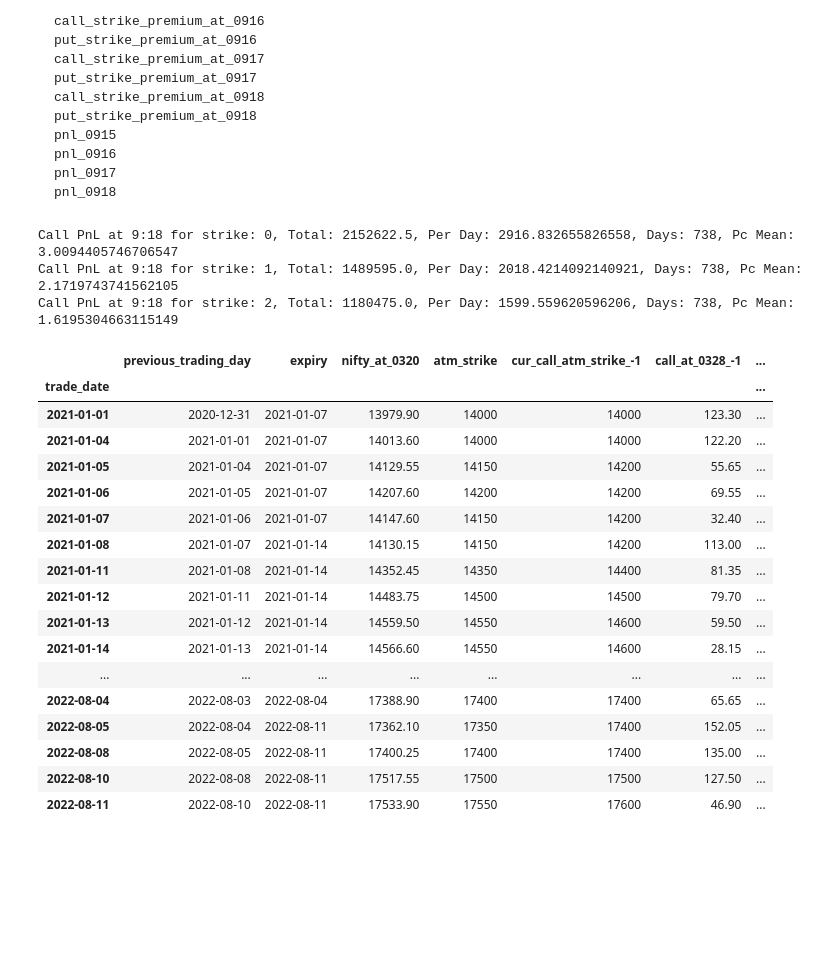
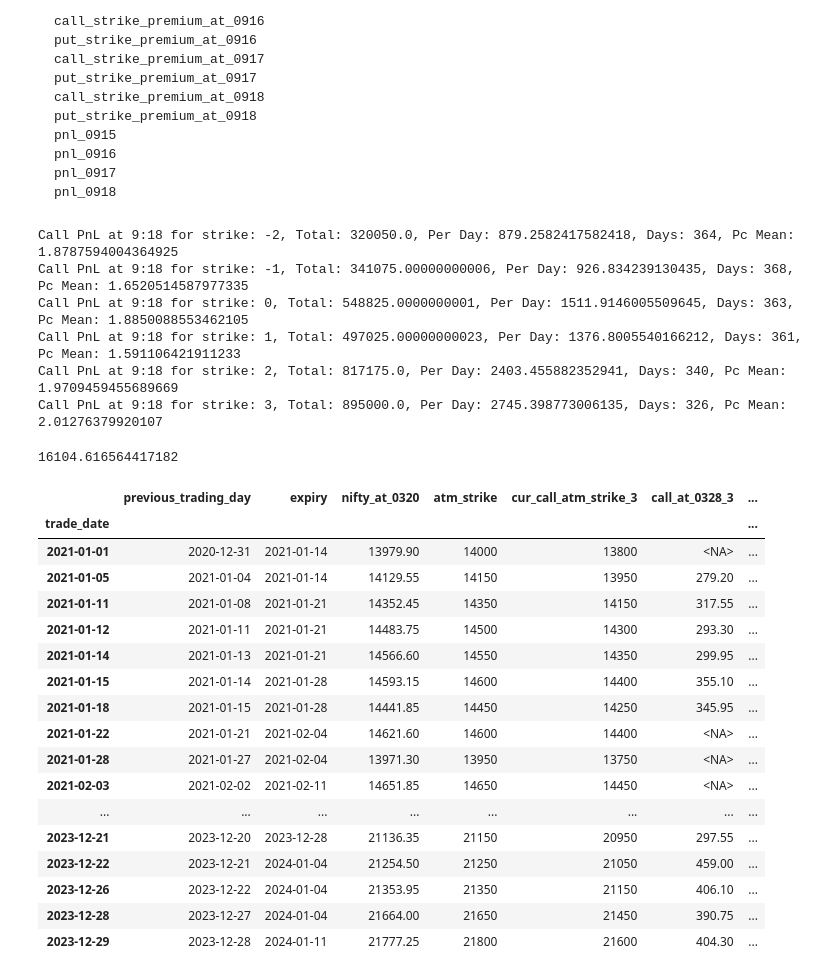
Before and after one commit to nitmnit/nifty-analysis, a Jupyter notebook: gapup.ipynb, the cells around one changed output. Drawn from its saved outputs; the diff is of its cells as text; code cells hidden in the pictures; blank space fills up the shorter version.

```diff
--- a/gapup.ipynb
+++ b/gapup.ipynb
@@ -41,9 +41,9 @@ SYMBOL = "NIFTY 50"
 IC_SYMBOL = "NIFTY"
 INTERVAL = ut.INTERVAL_MIN1
 EXCHANGE = ut.EXCHANGE_NSE
-DAILY_INVESTMENT = 1 * (10 ** 5) # 1 lakh
+# DAILY_INVESTMENT = 1 * (10 ** 5) # 1 lakh
 LOT_SIZE = 50
-LOT_QTY = 5
+LOT_QTY = 10
 
 pd.set_option("display.max_colwidth", None)
 pd.set_option("display.max_rows", 200)
@@ -68,7 +68,7 @@ all_dates_shuffled = all_dates.sample(frac=1, random_state=42)
 train_size = int(0.5 * len(all_dates_shuffled))
 train_dates = all_dates_shuffled.iloc[:train_size]
 test_dates = all_dates_shuffled.iloc[train_size:]
-train_dates = all_dates
+# train_dates = all_dates
 train_dates = train_dates.sort_values(by="trade_date")
 train_dates.set_index("trade_date", inplace=True)
 test_dates = test_dates.sort_values(by="trade_date")
@@ -94,7 +94,7 @@ def get_last_trading_day(date):
 
 train_dates["previous_trading_day"] = None
 train_dates["previous_trading_day"] = train_dates.apply(lambda row: get_last_trading_day(row.name), axis=1)
-train_dates["expiry"] = train_dates.apply(lambda row: ut.find_nclosest_expiry(SYMBOL, row.name, 1), axis=1)
+train_dates["expiry"] = train_dates.apply(lambda row: ut.find_nclosest_expiry(SYMBOL, row.name, 2), axis=1)
 
 def get_nifty_price(d, t):
     data = ut.get_data(symbol=SYMBOL, date=d, interval=INTERVAL, exchange=EXCHANGE)
@@ -112,6 +112,9 @@ train_dates = train_dates.copy()
 
 # train_dates["trade_day_before_expiry"] = train_dates.expiry - pd.Timedelta(days=day_before_expiry)
 train_dates.loc[:, "nifty_at_0320"] = train_dates.apply(lambda r: get_nifty_price(r.previous_trading_day.date(), dt.time(hour=15, minute=20)), axis=1)
+train_dates.loc[:, "td_nifty_at_0918"] = train_dates.apply(lambda r: get_nifty_price(r.name.date(), sell_time), axis=1)
+train_dates.loc[:, "td_nifty_at_0328"] = train_dates.apply(lambda r: get_nifty_price(r.name.date(), buy_time), axis=1)
+train_dates.loc[:, "td_nifty_diff"] = train_dates.td_nifty_at_0918 - train_dates.td_nifty_at_0328
 train_dates.loc[:, "nifty_at_buy"] = train_dates.apply(lambda r: get_nifty_price(r.previous_trading_day.date(), buy_time), axis=1)
 train_dates.loc[:, "nifty_at_sell"] = train_dates.apply(lambda r: get_nifty_price(r.name.date(), sell_time), axis=1)
 train_dates.loc[:, "nifty_diff"] = train_dates.nifty_at_sell - train_dates.nifty_at_buy
@@ -134,7 +137,7 @@ def get_premium_df(trade, strike_price, td, option_type, tm):
     return x.iloc[0].close
 
 def get_next_1000(strike, i):
-    divider = 100
+    divider = 50
     reminder = strike % divider
     if reminder != 0:
         return divider * (strike // divider) - i * divider
@@ -210,62 +213,67 @@ Call PnL at 9:18 for strike: -1, Total: 2755842.5, Per Day: 3734.2039295392956,
 # for i in range(-10, -5):
 # for i in range(-5, 0):
 # for i in range(0, 5):
-for i in range(0, 3):
+for i in range(-2, 4):
     strike_key = f"cur_call_atm_strike_{i}"
     train_dates[strike_key] = train_dates["atm_strike"].apply(lambda r: get_next_1000(r, i))
     buy_at = f"call_at_0328_{i}"
     sell_at = f"call_at_0918_{i}"
-    quantity_key = f"quantity_{i}"
     train_dates[buy_at] = train_dates.apply(lambda trade: get_premium_df(trade, trade[strike_key], trade.previous_trading_day.date(), OPTION_TYPE_CALL, dt.time(hour=15, minute=28)), axis=1)
     train_dates[sell_at] = train_dates.loc[train_dates[buy_at].notna()].apply(lambda trade: get_premium_df(trade, trade[strike_key], trade.name.date(), OPTION_TYPE_CALL, dt.time(hour=9, minute=18)), axis=1)
-    train_dates[quantity_key] = train_dates.loc[train_dates[buy_at].notna()][buy_at].apply(lambda buy_price: ut.get_quantity(buy_price=buy_price, lot_size=LOT_SIZE, investment=DAILY_INVESTMENT))
     pnl_key = f"call_pnl_0918_{i}"
-    train_dates[pnl_key] = train_dates.loc[train_dates[buy_at].notna()][quantity_key] * (train_dates.loc[train_dates[buy_at].notna()][sell_at] - train_dates.loc[train_dates[buy_at].notna()][buy_at])
+    train_dates[pnl_key] = LOT_SIZE * LOT_QTY * (train_dates.loc[train_dates[buy_at].notna()][sell_at] - train_dates.loc[train_dates[buy_at].notna()][buy_at])
     pnl_pc_key = f"call_pnl_pc_{i}"
-    train_dates[pnl_pc_key] = train_dates.loc[train_dates[buy_at].notna()][pnl_key] * 100 / (train_dates.loc[train_dates[buy_at].notna()][quantity_key] * train_dates.loc[train_dates[buy_at].notna()][buy_at])
+    train_dates[pnl_pc_key] = train_dates.loc[train_dates[buy_at].notna()][pnl_key] * 100 / (LOT_SIZE * LOT_QTY * train_dates.loc[train_dates[buy_at].notna()][buy_at])
     print(f"Call PnL at 9:18 for strike: {i}, Total: {train_dates[pnl_key].sum()}, Per Day: {train_dates[pnl_key].mean()}, Days: {train_dates.loc[train_dates[pnl_key].notna()].shape[0]}, Pc Mean: {train_dates[pnl_pc_key].mean()}")
 # %% [output]
-Call PnL at 9:18 for strike: 0, Total: 2152622.5, Per Day: 2916.832655826558, Days: 738, Pc Mean: 3.0094405746706547
-Call PnL at 9:18 for strike: 1, Total: 1489595.0, Per Day: 2018.4214092140921, Days: 738, Pc Mean: 2.1719743741562105
-Call PnL at 9:18 for strike: 2, Total: 1180475.0, Per Day: 1599.559620596206, Days: 738, Pc Mean: 1.6195304663115149
+Call PnL at 9:18 for strike: -2, Total: 320050.0, Per Day: 879.2582417582418, Days: 364, Pc Mean: 1.8787594004364925
+Call PnL at 9:18 for strike: -1, Total: 341075.00000000006, Per Day: 926.834239130435, Days: 368, Pc Mean: 1.6520514587977335
+Call PnL at 9:18 for strike: 0, Total: 548825.0000000001, Per Day: 1511.9146005509645, Days: 363, Pc Mean: 1.8850088553462105
+Call PnL at 9:18 for strike: 1, Total: 497025.00000000023, Per Day: 1376.8005540166212, Days: 361, Pc Mean: 1.591106421911233
+Call PnL at 9:18 for strike: 2, Total: 817175.0, Per Day: 2403.455882352941, Days: 340, Pc Mean: 1.9709459455689669
+Call PnL at 9:18 for strike: 3, Total: 895000.0, Per Day: 2745.398773006135, Days: 326, Pc Mean: 2.01276379920107
+# %%
+train_dates["call_at_0328_3"].mean() * 50
+# %% [output]
+16104.616564417182
 # %%
-num = -1
+num = 3
 pd.set_option("display.max_colwidth", None)
 pd.set_option("display.max_rows", 2000)
 train_dates["dd"] = train_dates[f"call_pnl_0918_{num}"]
 
 for idx, row in train_dates.iterrows():
     pr = train_dates.shift(1).loc[idx]
     if pd.isna(pr.atm_strike) or pd.isnull(pr.atm_strike):
         continue
     train_dates.loc[idx, "dd"] = pr.dd + row[f"call_pnl_0918_{num}"]
 
 def format_float(value):
     return f'{value:.2f}'
 
 # Set the display.float_format option to use the formatting function
 pd.options.display.float_format = format_float
 
-train_dates[["previous_trading_day", "expiry", "nifty_at_0320", "atm_strike", f"cur_call_atm_strike_{num}", f"call_at_0328_{num}", f"call_at_0918_{num}", f"call_pnl_0918_{num}", "nifty_diff", "nifty_at_buy", "nifty_at_sell", f"call_pnl_pc_{num}", f"quantity_{num}", "dd"]]
+train_dates[["previous_trading_day", "expiry", "nifty_at_0320", "atm_strike", f"cur_call_atm_strike_{num}", f"call_at_0328_{num}", f"call_at_0918_{num}", f"call_pnl_0918_{num}", "nifty_diff", "nifty_at_buy", "nifty_at_sell", f"call_pnl_pc_{num}", "dd"]]
 # %% [output]
-|  | previous_trading_day | expiry | nifty_at_0320 | atm_strike | cur_call_atm_strike_-1 | call_at_0328_-1 | ... |
+|  | previous_trading_day | expiry | nifty_at_0320 | atm_strike | cur_call_atm_strike_3 | call_at_0328_3 | ... |
 | trade_date |  |  |  |  |  |  | ... |
-| 2021-01-01 | 2020-12-31 | 2021-01-07 | 13979.90 | 14000 | 14000 | 123.30 | ... |
-| 2021-01-04 | 2021-01-01 | 2021-01-07 | 14013.60 | 14000 | 14000 | 122.20 | ... |
-| 2021-01-05 | 2021-01-04 | 2021-01-07 | 14129.55 | 14150 | 14200 | 55.65 | ... |
-| 2021-01-06 | 2021-01-05 | 2021-01-07 | 14207.60 | 14200 | 14200 | 69.55 | ... |
-| 2021-01-07 | 2021-01-06 | 2021-01-07 | 14147.60 | 14150 | 14200 | 32.40 | ... |
-| 2021-01-08 | 2021-01-07 | 2021-01-14 | 14130.15 | 14150 | 14200 | 113.00 | ... |
-| 2021-01-11 | 2021-01-08 | 2021-01-14 | 14352.45 | 14350 | 14400 | 81.35 | ... |
-| 2021-01-12 | 2021-01-11 | 2021-01-14 | 14483.75 | 14500 | 14500 | 79.70 | ... |
-| 2021-01-13 | 2021-01-12 | 2021-01-14 | 14559.50 | 14550 | 14600 | 59.50 | ... |
-| 2021-01-14 | 2021-01-13 | 2021-01-14 | 14566.60 | 14550 | 14600 | 28.15 | ... |
+| 2021-01-01 | 2020-12-31 | 2021-01-14 | 13979.90 | 14000 | 13800 | <NA> | ... |
+| 2021-01-05 | 2021-01-04 | 2021-01-14 | 14129.55 | 14150 | 13950 | 279.20 | ... |
+| 2021-01-11 | 2021-01-08 | 2021-01-21 | 14352.45 | 14350 | 14150 | 317.55 | ... |
+| 2021-01-12 | 2021-01-11 | 2021-01-21 | 14483.75 | 14500 | 14300 | 293.30 | ... |
+| 2021-01-14 | 2021-01-13 | 2021-01-21 | 14566.60 | 14550 | 14350 | 299.95 | ... |
+| 2021-01-15 | 2021-01-14 | 2021-01-28 | 14593.15 | 14600 | 14400 | 355.10 | ... |
+| 2021-01-18 | 2021-01-15 | 2021-01-28 | 14441.85 | 14450 | 14250 | 345.95 | ... |
+| 2021-01-22 | 2021-01-21 | 2021-02-04 | 14621.60 | 14600 | 14400 | <NA> | ... |
+| 2021-01-28 | 2021-01-27 | 2021-02-04 | 13971.30 | 13950 | 13750 | <NA> | ... |
+| 2021-02-03 | 2021-02-02 | 2021-02-11 | 14651.85 | 14650 | 14450 | <NA> | ... |
 | ... | ... | ... | ... | ... | ... | ... | ... |
-| 2022-08-04 | 2022-08-03 | 2022-08-04 | 17388.90 | 17400 | 17400 | 65.65 | ... |
-| 2022-08-05 | 2022-08-04 | 2022-08-11 | 17362.10 | 17350 | 17400 | 152.05 | ... |
-| 2022-08-08 | 2022-08-05 | 2022-08-11 | 17400.25 | 17400 | 17400 | 135.00 | ... |
-| 2022-08-10 | 2022-08-08 | 2022-08-11 | 17517.55 | 17500 | 17500 | 127.50 | ... |
-| 2022-08-11 | 2022-08-10 | 2022-08-11 | 17533.90 | 17550 | 17600 | 46.90 | ... |
+| 2023-12-21 | 2023-12-20 | 2023-12-28 | 21136.35 | 21150 | 20950 | 297.55 | ... |
+| 2023-12-22 | 2023-12-21 | 2024-01-04 | 21254.50 | 21250 | 21050 | 459.00 | ... |
+| 2023-12-26 | 2023-12-22 | 2024-01-04 | 21353.95 | 21350 | 21150 | 406.10 | ... |
+| 2023-12-28 | 2023-12-27 | 2024-01-04 | 21664.00 | 21650 | 21450 | 390.75 | ... |
+| 2023-12-29 | 2023-12-28 | 2024-01-11 | 21777.25 | 21800 | 21600 | 404.30 | ... |
 # %%
 """
 Results all_dates i=-1 expiry 1st
```
Also changed, not shown: parts of 5 cells of this notebook, 2 other files.
